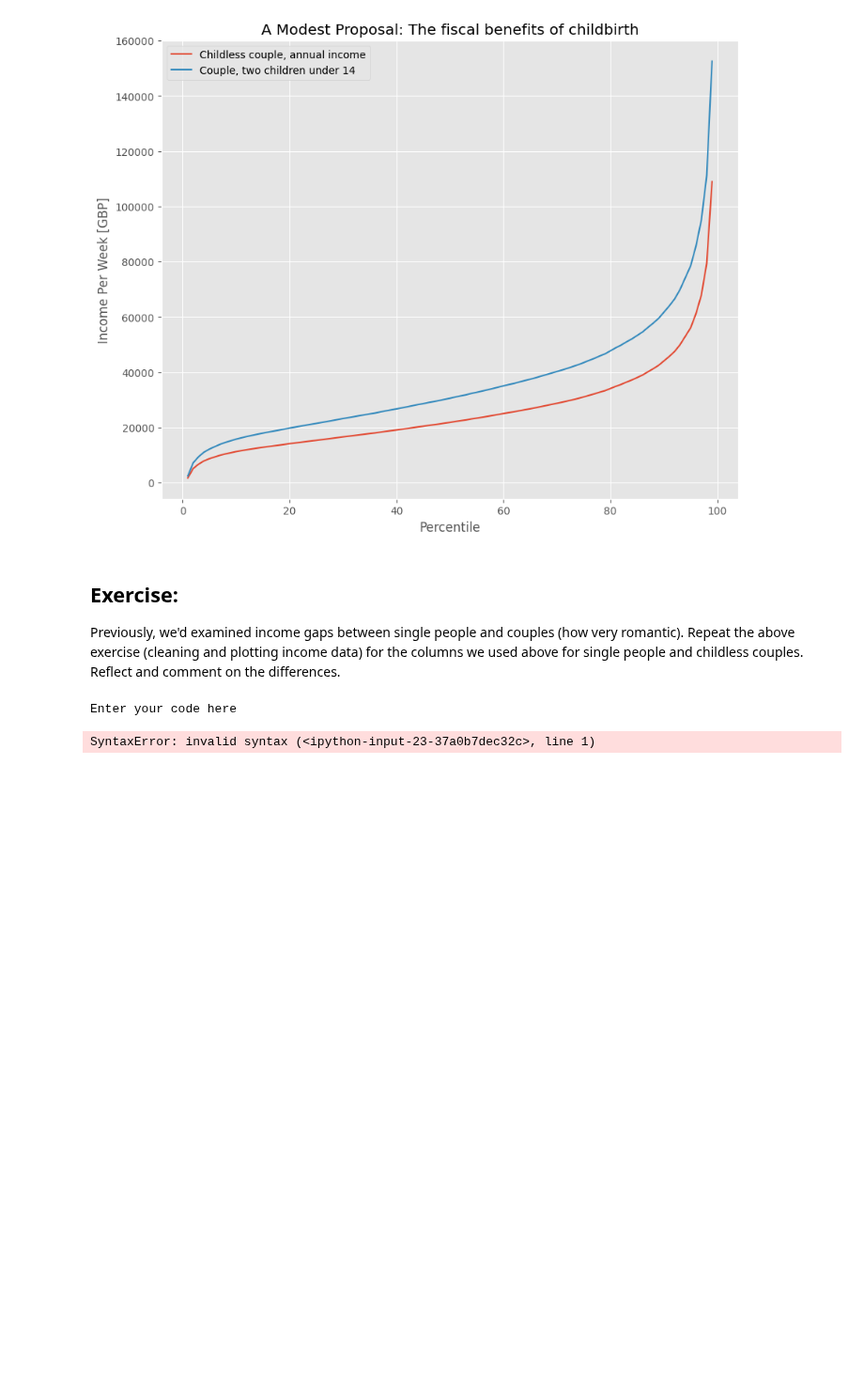
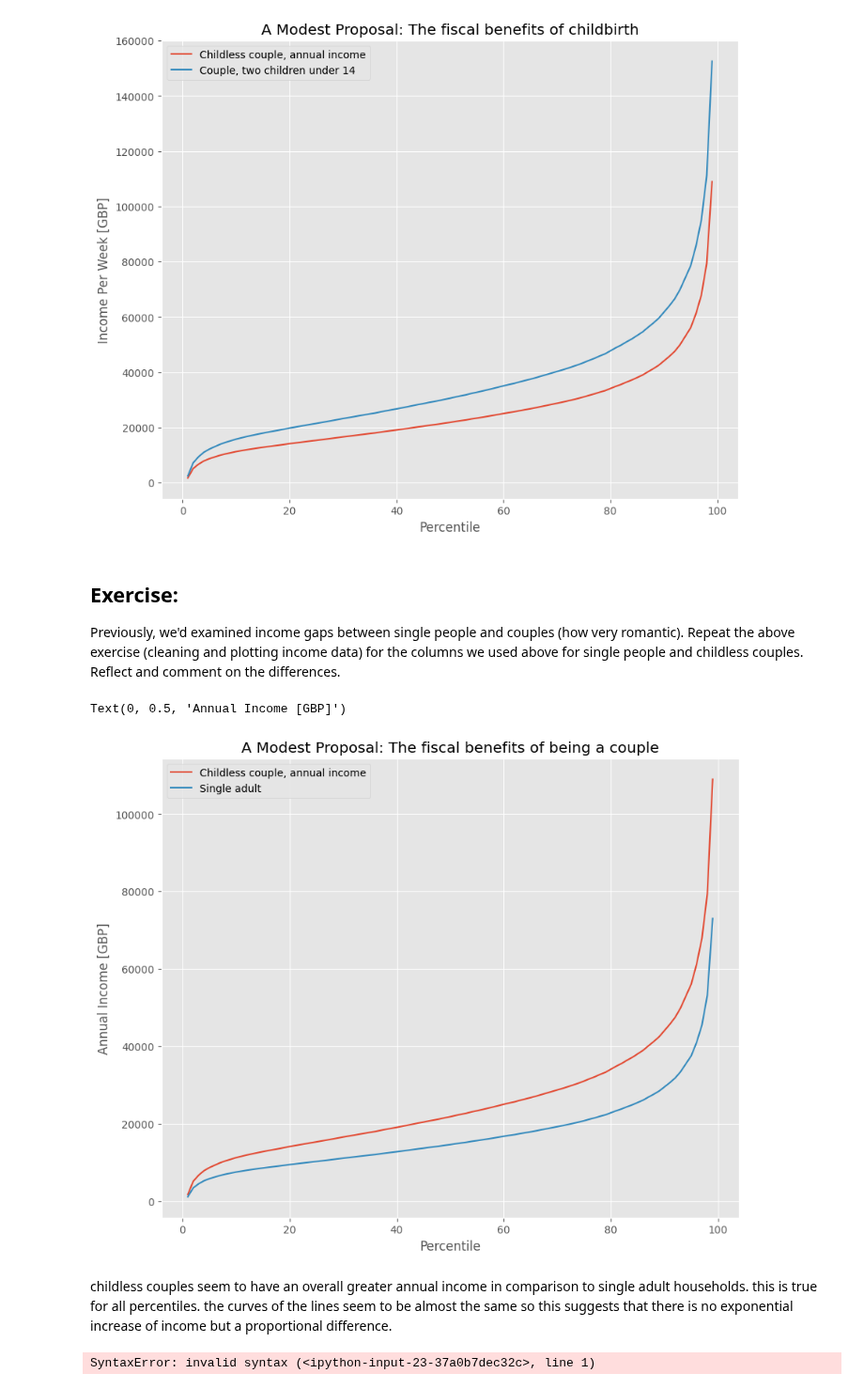
Before and after one commit to iremgencal/QM2, a Jupyter notebook: notebooks/W02. Pandas.ipynb, the cells around one changed output. Shown at 94% size. Cells and saved outputs as stored; diff of their text form; code cells hidden in the pictures; blank space fills up the shorter version.

```diff
--- a/notebooks/W02. Pandas.ipynb
+++ b/notebooks/W02. Pandas.ipynb
@@ -353,10 +371,23 @@ Text(0, 0.5, 'Income Per Week [GBP]')
 ## Exercise:
 
 Previously, we'd examined income gaps between single people and couples (how very romantic). Repeat the above exercise (cleaning and plotting income data) for the columns we used above for single people and childless couples. Reflect and comment on the differences.
-# %%
-print("Enter your code here")
-# %% [output]
-Enter your code here
+# %%
+clean_couple_single_adult = income[['Childless couple, annual income','Single adult']]
+clean_couple_single_adult.head()
+
+clean_couple_single_adult=clean_couple_single_adult.replace(',', '', regex=True)
+clean_couple_single_adult = clean_couple_single_adult.replace('-', 'NaN', regex=True).astype('float')
+clean_couple_single_adult.head()
+
+clean_couple_single_adult.plot()
+plt.title('A Modest Proposal: The fiscal benefits of being a couple')
+plt.xlabel('Percentile')
+plt.ylabel('Annual Income [GBP]')
+# %% [output]
+Text(0, 0.5, 'Annual Income [GBP]')
+[figure, added]
+# %% [markdown]
+childless couples seem to have an overall greater annual income in comparison to single adult households. this is true for all percentiles. the curves of the lines seem to be almost the same so this suggests that there is no exponential increase of income but a proportional  difference.
 # %%
 Add your reflection here.
 # %% [output]
```
Also changed, not shown: parts of 7 cells of this notebook.
